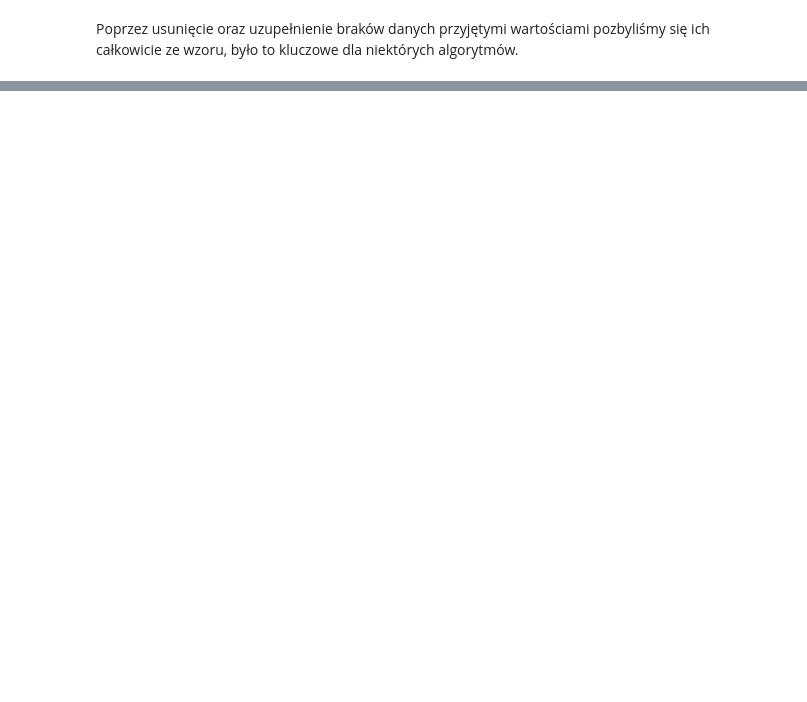
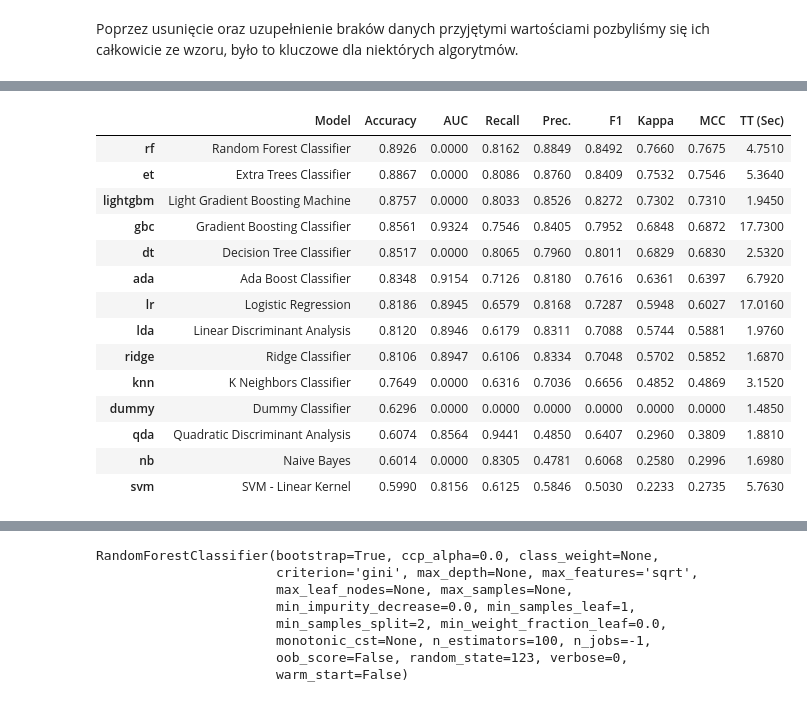
Before and after one commit to SzymonMak/HotelBookingsDataAnalysis, a Jupyter notebook: hotel_bookings_data_analysis.ipynb, the cells around one changed output, grey strips where cells are left out. Cells and saved outputs as stored; diff of their text form; code cells hidden in the pictures; blank space fills up the shorter version.

```diff
--- a/hotel_bookings_data_analysis.ipynb
+++ b/hotel_bookings_data_analysis.ipynb
@@ -271,0 +220,3 @@ setup(data=dane, target='is_canceled', session_id=123, use_gpu=True)
+# %%
+compare_models()
+# %% [output]
@@ -271,0 +224,15 @@ setup(data=dane, target='is_canceled', session_id=123, use_gpu=True)
+|  | Model | Accuracy | AUC | Recall | Prec. | F1 | Kappa | MCC | TT (Sec) |
+| rf | Random Forest Classifier | 0.8926 | 0.0000 | 0.8162 | 0.8849 | 0.8492 | 0.7660 | 0.7675 | 4.7510 |
+| et | Extra Trees Classifier | 0.8867 | 0.0000 | 0.8086 | 0.8760 | 0.8409 | 0.7532 | 0.7546 | 5.3640 |
+| lightgbm | Light Gradient Boosting Machine | 0.8757 | 0.0000 | 0.8033 | 0.8526 | 0.8272 | 0.7302 | 0.7310 | 1.9450 |
+| gbc | Gradient Boosting Classifier | 0.8561 | 0.9324 | 0.7546 | 0.8405 | 0.7952 | 0.6848 | 0.6872 | 17.7300 |
+| dt | Decision Tree Classifier | 0.8517 | 0.0000 | 0.8065 | 0.7960 | 0.8011 | 0.6829 | 0.6830 | 2.5320 |
+| ada | Ada Boost Classifier | 0.8348 | 0.9154 | 0.7126 | 0.8180 | 0.7616 | 0.6361 | 0.6397 | 6.7920 |
+| lr | Logistic Regression | 0.8186 | 0.8945 | 0.6579 | 0.8168 | 0.7287 | 0.5948 | 0.6027 | 17.0160 |
+| lda | Linear Discriminant Analysis | 0.8120 | 0.8946 | 0.6179 | 0.8311 | 0.7088 | 0.5744 | 0.5881 | 1.9760 |
+| ridge | Ridge Classifier | 0.8106 | 0.8947 | 0.6106 | 0.8334 | 0.7048 | 0.5702 | 0.5852 | 1.6870 |
+| knn | K Neighbors Classifier | 0.7649 | 0.0000 | 0.6316 | 0.7036 | 0.6656 | 0.4852 | 0.4869 | 3.1520 |
+| dummy | Dummy Classifier | 0.6296 | 0.0000 | 0.0000 | 0.0000 | 0.0000 | 0.0000 | 0.0000 | 1.4850 |
+| qda | Quadratic Discriminant Analysis | 0.6074 | 0.8564 | 0.9441 | 0.4850 | 0.6407 | 0.2960 | 0.3809 | 1.8810 |
+| nb | Naive Bayes | 0.6014 | 0.0000 | 0.8305 | 0.4781 | 0.6068 | 0.2580 | 0.2996 | 1.6980 |
+| svm | SVM - Linear Kernel | 0.5990 | 0.8156 | 0.6125 | 0.5846 | 0.5030 | 0.2233 | 0.2735 | 5.7630 |
@@ -271,0 +240,8 @@ setup(data=dane, target='is_canceled', session_id=123, use_gpu=True)
+RandomForestClassifier(bootstrap=True, ccp_alpha=0.0, class_weight=None,
+                       criterion='gini', max_depth=None, max_features='sqrt',
+                       max_leaf_nodes=None, max_samples=None,
+                       min_impurity_decrease=0.0, min_samples_leaf=1,
+                       min_samples_split=2, min_weight_fraction_leaf=0.0,
+                       monotonic_cst=None, n_estimators=100, n_jobs=-1,
+                       oob_score=False, random_state=123, verbose=0,
+                       warm_start=False)
```
Also changed, not shown: parts of 14 cells of this notebook.
